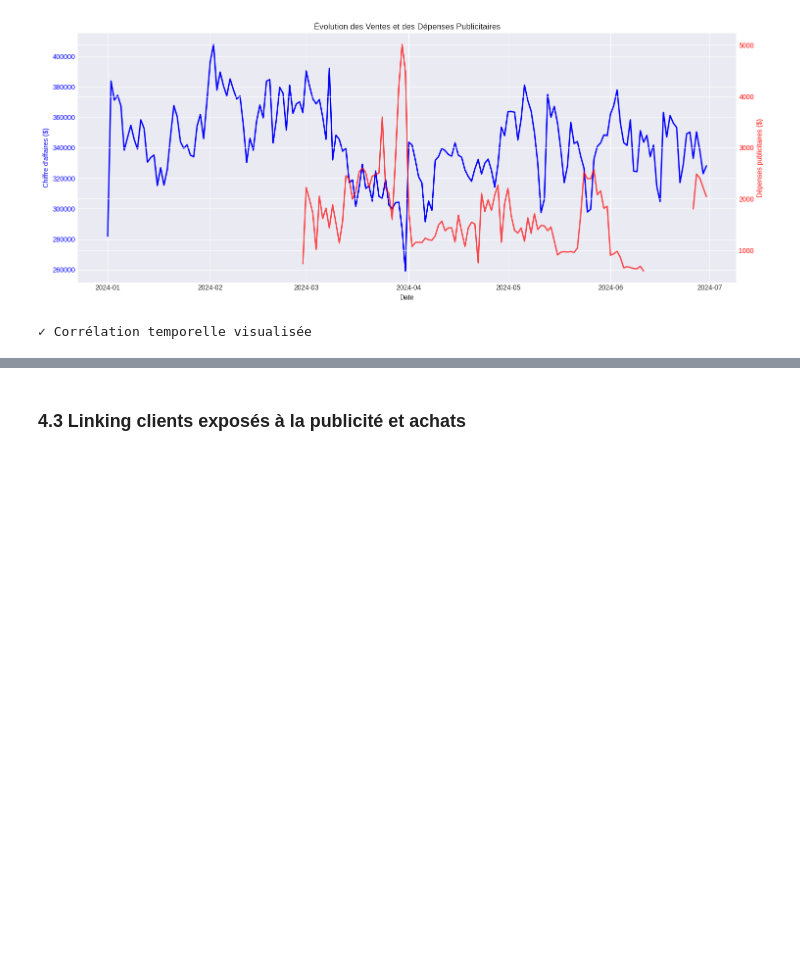
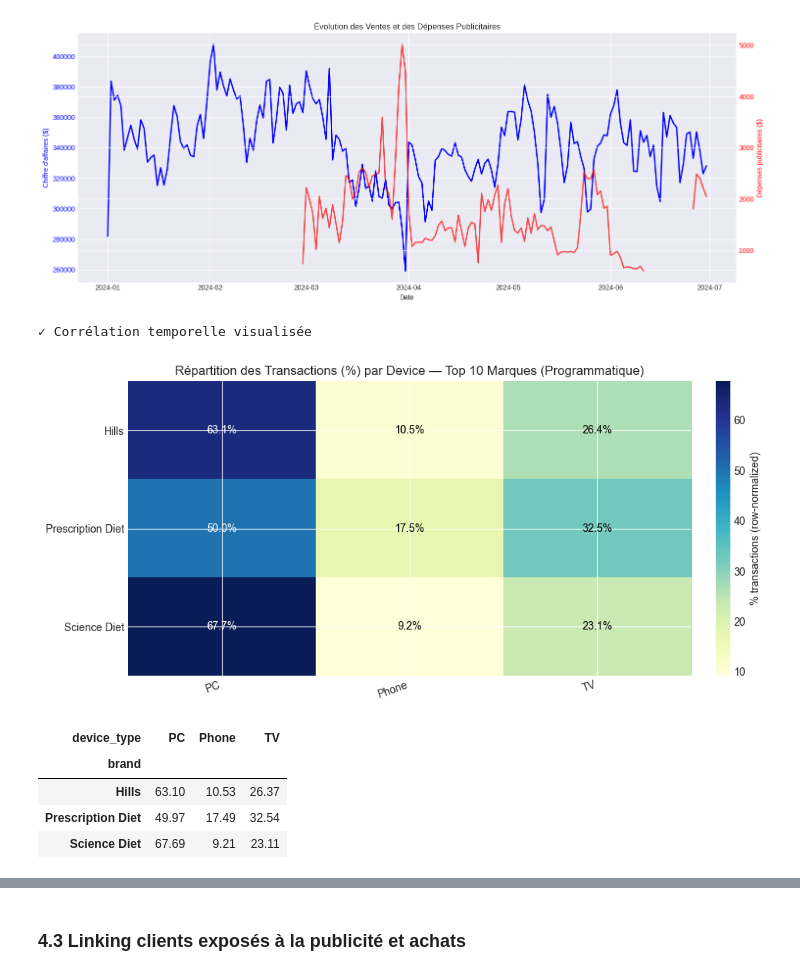
Before and after one commit to NathanDuboisset/data_challenge_mie, a Jupyter notebook: data_analysis.ipynb, the cells around one changed output, grey strips where cells are left out. Drawn from its saved outputs; the diff is of its cells as text; code cells hidden in the pictures; blank space fills up the shorter version.

Commit message:
fix and merge with amine

```diff
--- a/data_analysis.ipynb
+++ b/data_analysis.ipynb
@@ -688,3 +688,68 @@ print("✓ Corrélation temporelle visualisée")
 # %% [output]
 [figure]
 ✓ Corrélation temporelle visualisée
+# %%
+# 0) Check colonnes
+assert "device_type" in df_prog.columns, "df_prog doit contenir device_type"
+assert "dsp_id" in df_mapping.columns, "df_mapping doit contenir dsp_id"
+
+# 1) Joindre purchases -> dsp_id (1 dsp_id par customer) puis -> device_type via df_prog
+map_prog = (df_mapping[["customer_id","dsp_id"]]
+            .dropna(subset=["dsp_id"])
+            .loc[~df_mapping["dsp_id"].isin(BAD_IDS)]
+            .drop_duplicates("customer_id"))
+
+p = df_purchases[["customer_id","brand","sales"]].copy()
+p = p.merge(map_prog, on="customer_id", how="inner")
+
+prog_dev = (df_prog[["dsp_id","device_type"]]
+            .dropna(subset=["device_type","dsp_id"])
+            .loc[~df_prog["dsp_id"].isin(BAD_IDS)]
+            .copy())
+prog_dev["device_type"] = prog_dev["device_type"].astype(str).str.strip()
+prog_dev = prog_dev[~prog_dev["device_type"].isin({"unknown","Unknown","",None})]
+
+# ❗ pour éviter de dupliquer si plusieurs lignes par dsp_id, on prend le device_type majoritaire
+major_dev = (prog_dev.groupby(["dsp_id","device_type"]).size()
+             .reset_index(name="n")
+             .sort_values("n", ascending=False)
+             .drop_duplicates("dsp_id")[["dsp_id","device_type"]])
+
+p = p.merge(major_dev, on="dsp_id", how="inner")
+
+# 2) Top marques (par CA) pour lisibilité
+top_brands = (df_purchases.groupby("brand")["sales"].sum()
+              .sort_values(ascending=False)
+              .head(10).index)
+
+pp = p[p["brand"].isin(top_brands)].copy()
+
+# 3) Table marque x device : % de transactions
+ct = pd.crosstab(pp["brand"], pp["device_type"])
+ct_pct = ct.div(ct.sum(axis=1), axis=0) * 100
+
+# 4) Heatmap
+fig, ax = plt.subplots(figsize=(1.2*ct_pct.shape[1] + 6, 0.55*ct_pct.shape[0] + 3))
+im = ax.imshow(ct_pct.values, aspect="auto", cmap=plt.get_cmap("YlGnBu"))
+
+ax.set_title("Répartition des Transactions (%) par Device — Top 10 Marques (Programmatique)")
+ax.set_yticks(range(ct_pct.shape[0])); ax.set_yticklabels(ct_pct.index)
+ax.set_xticks(range(ct_pct.shape[1])); ax.set_xticklabels(ct_pct.columns, rotation=20, ha="right")
+
+for i in range(ct_pct.shape[0]):
+    for j in range(ct_pct.shape[1]):
+        v = ct_pct.values[i, j]
+        ax.text(j, i, f"{v:.1f}%", ha="center", va="center", color=("white" if v > 40 else "black"))
+
+plt.colorbar(im, ax=ax, fraction=0.03, pad=0.04).set_label("% transactions (row-normalized)")
+plt.tight_layout()
+plt.show()
+
+display(ct_pct.round(2))
+# %% [output]
+[figure, added]
+| device_type | PC | Phone | TV |
+| brand |  |  |  |
+| Hills | 63.10 | 10.53 | 26.37 |
+| Prescription Diet | 49.97 | 17.49 | 32.54 |
+| Science Diet | 67.69 | 9.21 | 23.11 |
```
Also changed, not shown: parts of 49 cells of this notebook, 2 other files.
